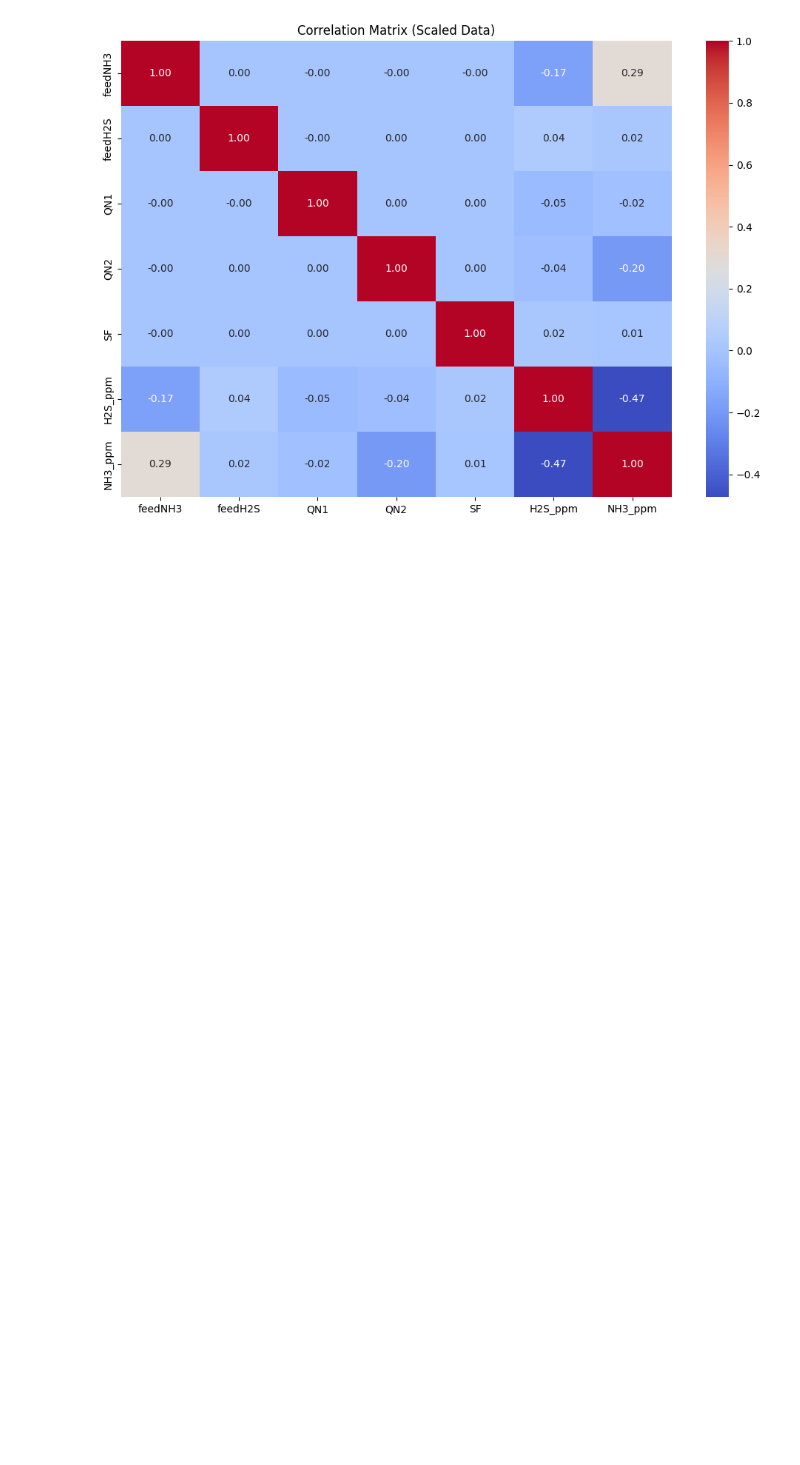
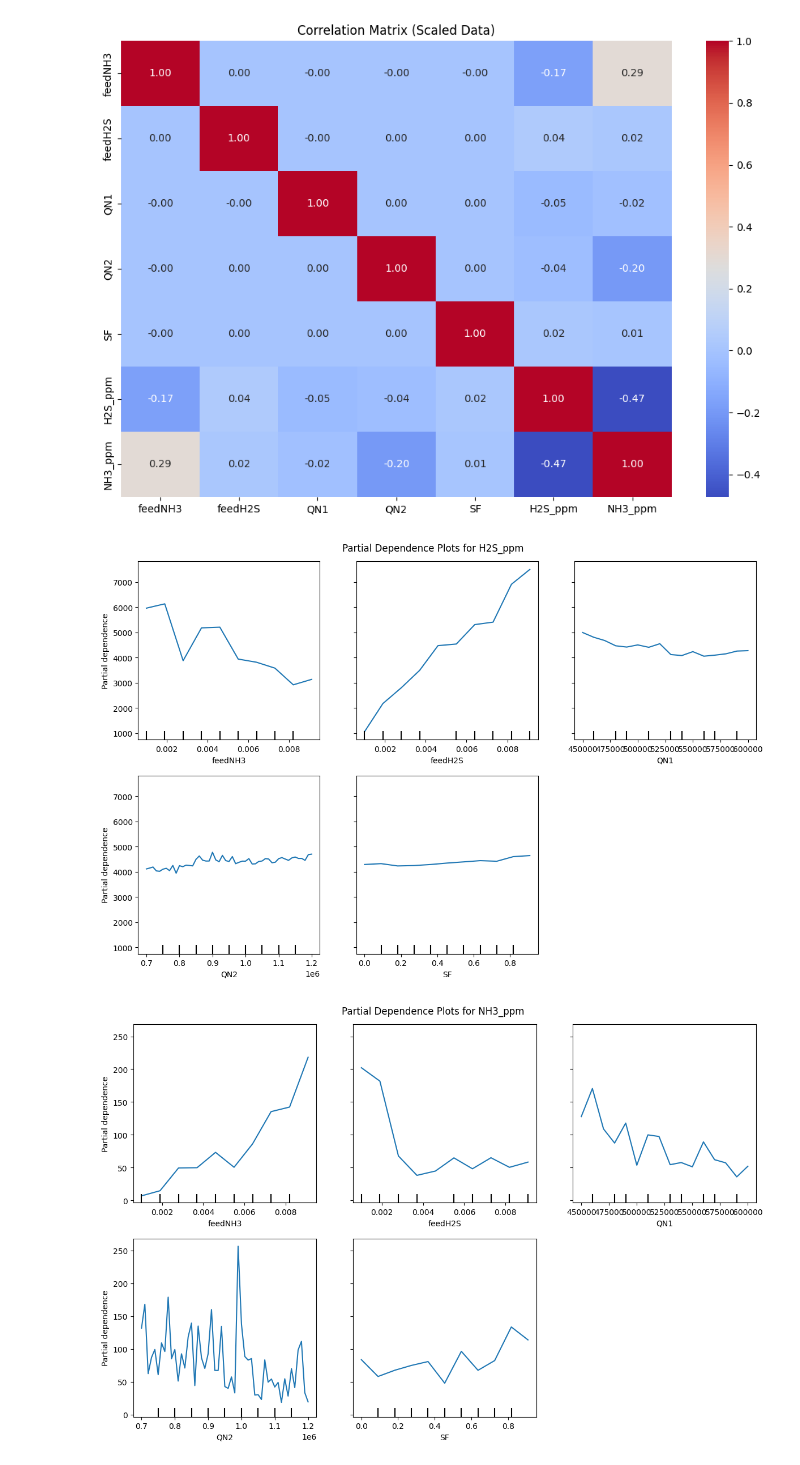
Before and after one commit to davibelo/EQE778_Trabalho_Individual, a Jupyter notebook: 07-pre_processing-01.ipynb, the cells around one changed output. Drawn from its saved outputs; the diff is of its cells as text; code cells hidden in the pictures; blank space fills up the shorter version.

```diff
--- a/07-pre_processing-01.ipynb
+++ b/07-pre_processing-01.ipynb
@@ -196,4 +198,33 @@ plt.title("Correlation Matrix (Scaled Data)")
 plt.show()
 # %% [output]
 [figure]
+# %%
+# Example: Split data into features (X) and targets (y)
+X = df.iloc[:, :-2]  # All input features
+y_H2S = df['H2S_ppm']  # Target for H2S_ppm
+y_NH3 = df['NH3_ppm']  # Target for NH3_ppm
+
+# Train Random Forest models for both targets
+model_H2S = RandomForestRegressor(random_state=0)
+model_H2S.fit(X, y_H2S)
+
+model_NH3 = RandomForestRegressor(random_state=0)
+model_NH3.fit(X, y_NH3)
+
+# Generate Partial Dependence Plots for H2S_ppm
+fig_H2S, ax_H2S = plt.subplots(figsize=(12, 8))
+PartialDependenceDisplay.from_estimator(model_H2S, X, features=list(X.columns), ax=ax_H2S)
+plt.suptitle("Partial Dependence Plots for H2S_ppm")
+plt.tight_layout()
+plt.show()
+
+# Generate Partial Dependence Plots for NH3_ppm
+fig_NH3, ax_NH3 = plt.subplots(figsize=(12, 8))
+PartialDependenceDisplay.from_estimator(model_NH3, X, features=list(X.columns), ax=ax_NH3)
+plt.suptitle("Partial Dependence Plots for NH3_ppm")
+plt.tight_layout()
+plt.show()
+# %% [output]
+[figure, added]
+[figure, added]
 # %%
```
Also changed, not shown: parts of 4 cells of this notebook, 2 other files.
